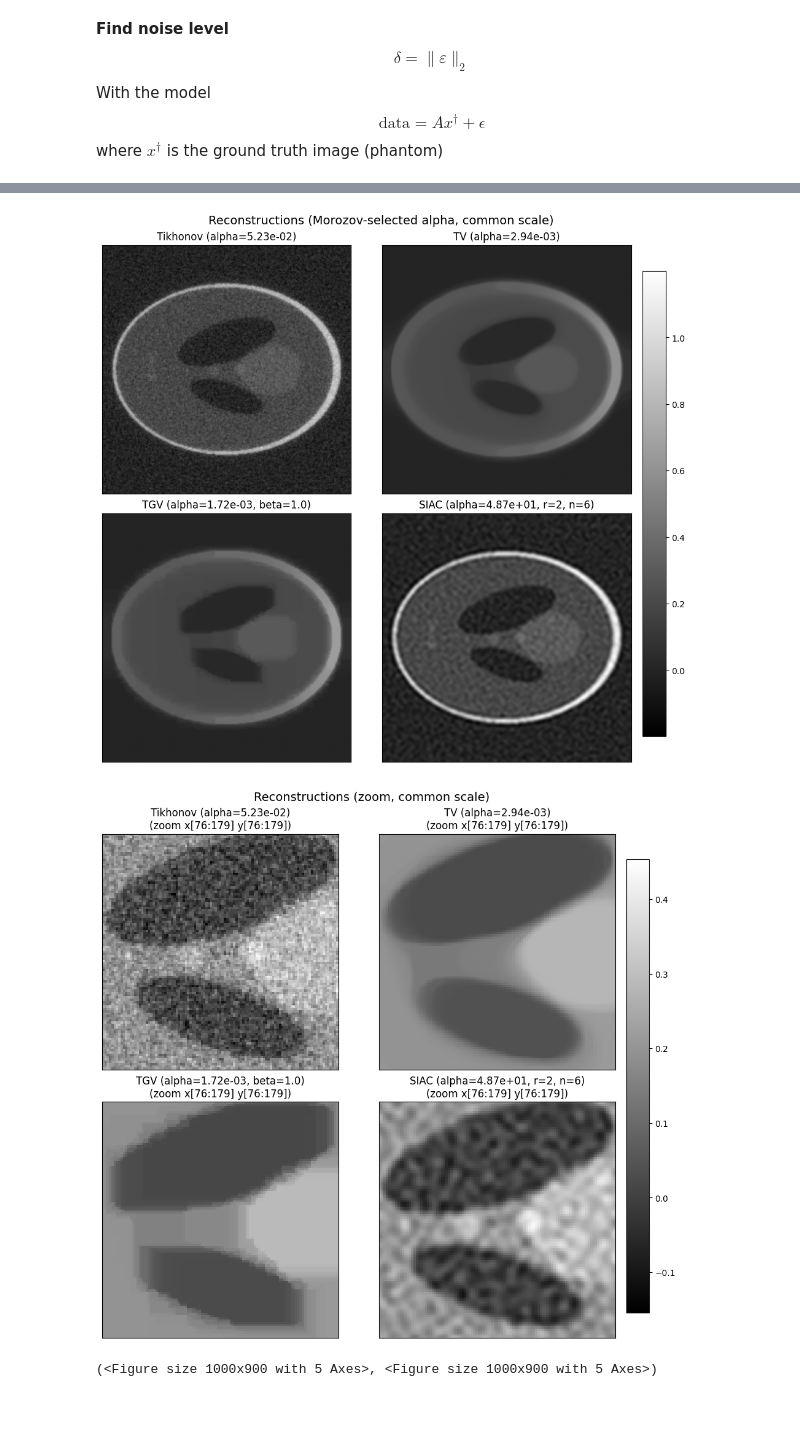
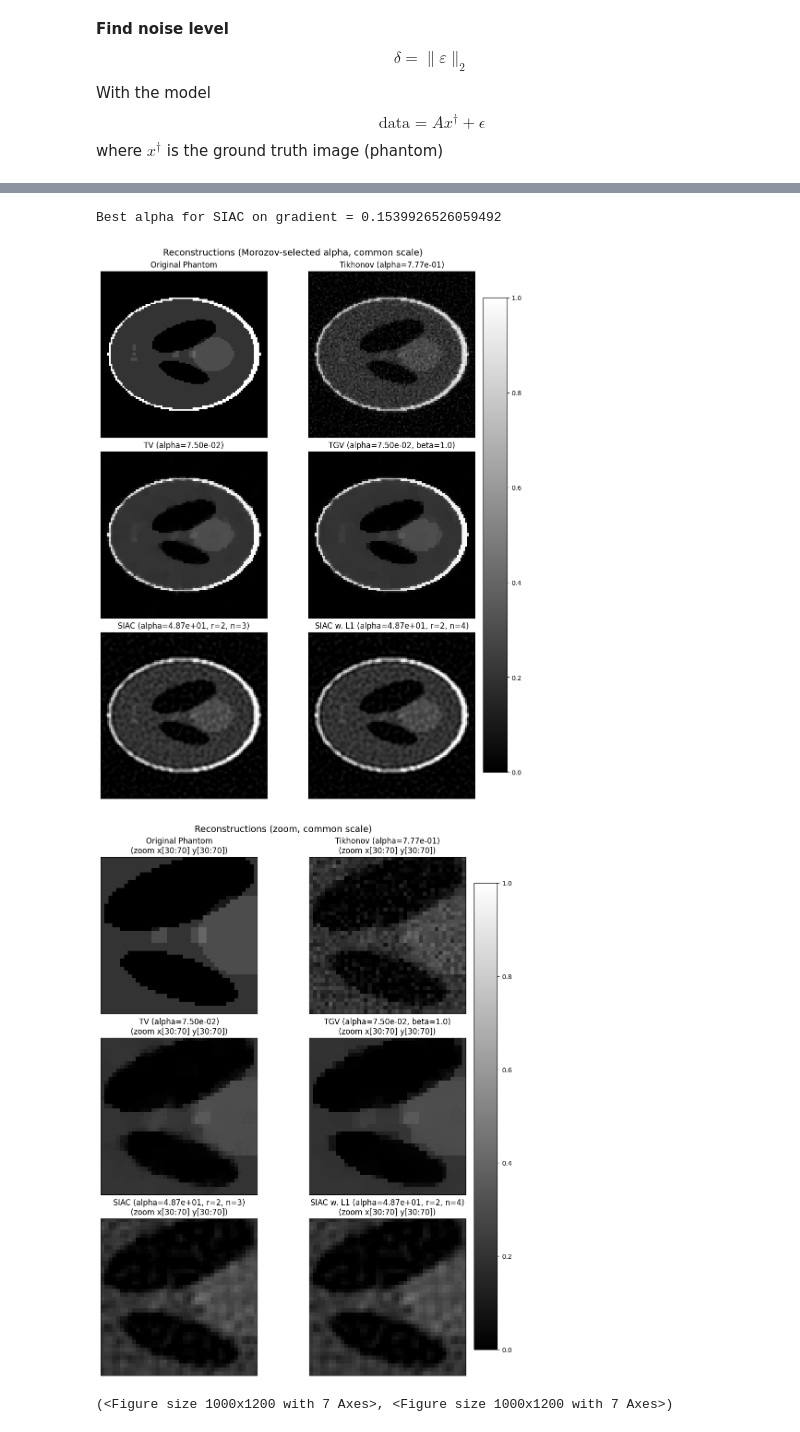
Before and after one commit to AdamHopkinss/SIAC-CT-Reconstruction, a Jupyter notebook: notebooks/SIAC_regularization.ipynb, the cells around one changed output, grey strips where cells are left out. Drawn from its saved outputs; the diff is of its cells as text; code cells hidden in the pictures.

Commit message:
Added a helpers.py for plotting etc, and tried SIAC with L1 penalty and L1 on the gradient

```diff
--- a/notebooks/SIAC_regularization.ipynb
+++ b/notebooks/SIAC_regularization.ipynb
@@ -14,14 +14,24 @@ from src.tomo import (
     reconstruct_bp,
     reconstruct_fbp,
 )
-space = make_space_2d(Nx=256, Ny=256, domain=[-1, 1, -1, 1])
+
+xmin, xmax, ymin, ymax = -20, 20, -20, 20
+Nx, Ny = 100, 100
+space = make_space_2d(Nx=Nx, Ny=Ny, domain=[xmin, xmax, ymin, ymax])
 phantom = shepp_logan_2d(space)
 phantom_np = phantom.asarray()
 
 angular_coverage=(-90,90)
 step = 1
+
+# detector half-width should be at least the half-diagonal of the reconstruction box
+r = np.sqrt((0.5*(xmax - xmin))**2 + (0.5*(ymax - ymin))**2)
+det_range = (-r, r)
+
+det_count = int(np.ceil(1.5 * np.sqrt(Nx**2 + Ny**2)))
+
 geom = parallel_geom_2d(angular_coverage=angular_coverage, step=step,
-                        det_range=(-1.5, 1.5), det_count=400)
+                        det_range=det_range, det_count=det_count)
 A = ray_transform_2d(space, geom)
 data_space = A.range
 
@@ -245,7 +259,7 @@ $\delta$ = 0.06989967309078163
 from src.regularizations import solve_siac, solve_tgv2, solve_tikhonov, solve_tv, choose_alpha_morozov
 
 moments = 2
-BSorder = 6
+BSorder = 3
 # SIAC
 alpha_siac, x_siac = choose_alpha_morozov(
     reconstruct=lambda a: solve_siac(A, data, alpha=a, moments=moments,
@@ -262,7 +276,7 @@ from src.regularizations import solve_siac_L1
 x0 = reconstruct_fbp(sino_noisy, A, filter_name="Ram-Lak")
 
 moments_l1 = 2
-BSorder_l1 = 6
+BSorder_l1 = 4
 alpha_siac_l1, x_siac_l1 = choose_alpha_morozov(
     reconstruct=lambda a: solve_siac_L1(A, data, alpha=a, moments=moments_l1,
                                         BSorder=BSorder_l1, niter=200, x0=x0),
@@ -395,22 +323,39 @@ def plot_recon_grid_2x2_with_zoom(
+# %%
+from src.regularizations import solve_siac_grad
+moments_siac_grad = 4
+BSorder_siac_grad= 6
+# SIAC on gradient
+alpha_siac_grad, x_siac_grad = choose_alpha_morozov(
+    reconstruct=lambda a: solve_siac_grad(A, data, alpha=a, moments=moments_siac_grad,
+                                        BSorder=BSorder_siac_grad,
+                                        niter=300, x0=x0),
+    A=A, data=data, delta=delta
+)
+print(f"Best alpha for SIAC on gradient = {alpha_siac_grad}")
+# %% [output]
+Best alpha for SIAC on gradient = 0.1539926526059492
 # %%
-recons = [x_tik, x_tv, x_tgv, x_siac]
+recons = [phantom, x_tik, x_tv, x_tgv, x_siac, x_siac_l1]
 titles = [
+    f"Original Phantom",
     f"Tikhonov (alpha={alpha_tik:.2e})",
     f"TV (alpha={alpha_tv:.2e})",
     f"TGV (alpha={alpha_tgv:.2e}, beta=1.0)",
     f"SIAC (alpha={alpha_siac:.2e}, r={moments}, n={BSorder})",
+    f"SIAC w. L1 (alpha={alpha_siac:.2e}, r={moments_l1}, n={BSorder_l1})"
 ]
 
-plot_recon_grid_2x2_with_zoom(
+from src.helpers import plot_recon_grid_3x2_with_zoom
+plot_recon_grid_3x2_with_zoom(
     recons, titles,
     suptitle_full="Reconstructions (Morozov-selected alpha, common scale)",
     suptitle_zoom="Reconstructions (zoom, common scale)",
     zoom_frac=(0.30, 0.70, 0.30, 0.70),
 )
 # %% [output]
-[figure, old version]
+[figure, new version]
-[figure, old version]
+[figure, new version]
-(<Figure size 1000x900 with 5 Axes>, <Figure size 1000x900 with 5 Axes>)
+(<Figure size 1000x1200 with 7 Axes>, <Figure size 1000x1200 with 7 Axes>)
 # %%
 import time
 
```
Also changed, not shown: parts of 14 cells of this notebook, 3 other files.
